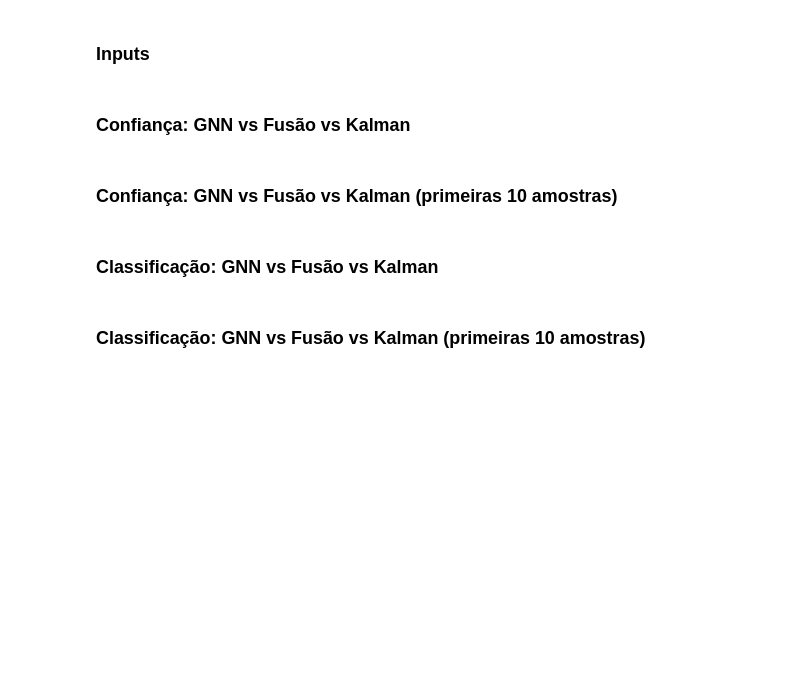
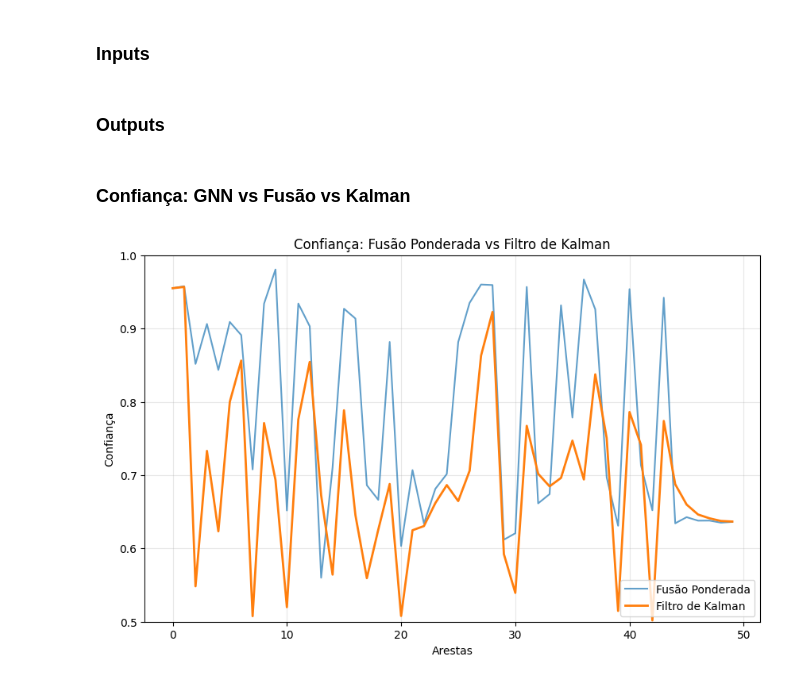
Before and after one commit to charlesluizmendes/RadnetFusion, a Jupyter notebook: src/7.results.ipynb, the cells around one changed output. Drawn from its saved outputs; the diff is of its cells as text; code cells hidden in the pictures; blank space fills up the shorter version.

```diff
--- a/src/7.results.ipynb
+++ b/src/7.results.ipynb
@@ -13,0 +15,2 @@ inference_output_confidence = inference_output_df['confidence'].values
+# %% [markdown]
+### Outputs
@@ -24,18 +31,17 @@ kalman_output_confidence = kalman_output_df['confidence'].values
 # %%
 plt.figure(figsize=(10,6))
 
-plt.plot(inference_output_confidence, label="GNN Inferência", alpha=0.7)
-plt.plot(fusion_output_confidence, label="Fusão", alpha=0.7)
+plt.plot(fusion_output_confidence, label="Fusão Ponderada", alpha=0.7)
 plt.plot(kalman_output_confidence, label="Filtro de Kalman", linewidth=2)
 
-plt.title("Confiança: GNN vs Fusão vs Kalman")
-plt.xlabel("Amostras")
+plt.title("Confiança: Fusão Ponderada vs Filtro de Kalman")
+plt.xlabel("Arestas")
 plt.ylabel("Confiança")
 
 plt.legend()
 plt.grid(True, alpha=0.3)
 plt.ylim(0.5, 1)
 
 plt.show()
+# %% [output]
+[figure, added]
-# %% [markdown]
-### Confiança: GNN vs Fusão vs Kalman (primeiras 10 amostras)
@@ -92,2 +47,0 @@ plt.show()
-# %% [markdown]
-### Classificação: GNN vs Fusão vs Kalman
@@ -143,2 +47,0 @@ plt.show()
-# %% [markdown]
-### Classificação: GNN vs Fusão vs Kalman (primeiras 10 amostras)
```
Also changed, not shown: parts of 10 cells of this notebook, 7 other files.
